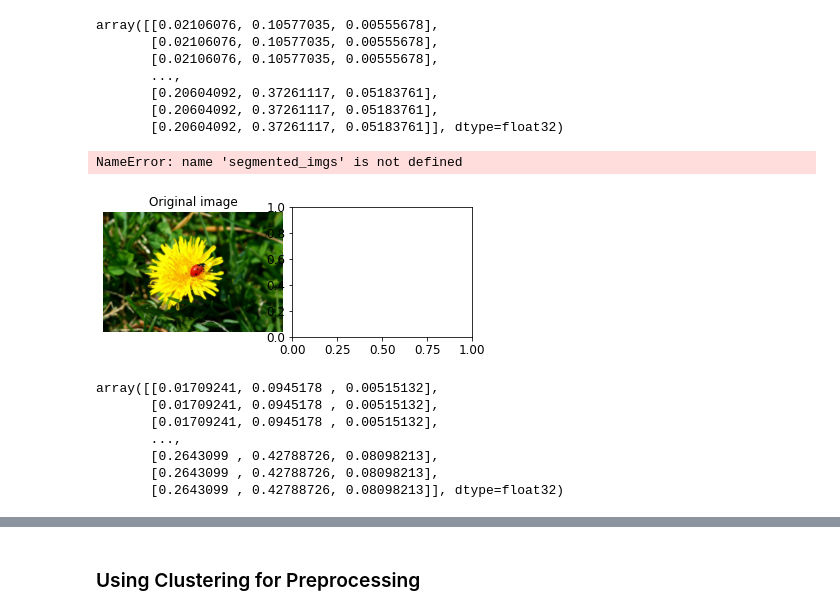
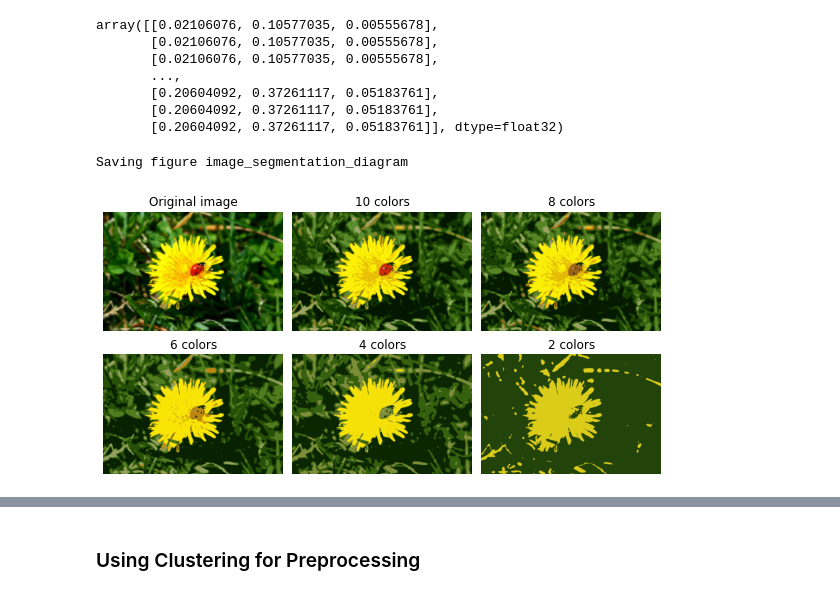
Before and after one commit to eugeniogarcia/sklearn, a Jupyter notebook: 09_unsupervised_learning.ipynb, the cells around one changed output, grey strips where cells are left out. Cells and saved outputs as stored; diff of their text form; code cells hidden in the pictures.

Commit message:
clustering

```diff
--- a/09_unsupervised_learning.ipynb
+++ b/09_unsupervised_learning.ipynb
@@ -822,32 +822,27 @@ array([[0.02106076, 0.10577035, 0.00555678],
 # %%
 plt.figure(figsize=(10,5))
 plt.subplots_adjust(wspace=0.05, hspace=0.1)
 
 plt.subplot(231)
 plt.imshow(image)
 plt.title("Original image")
 plt.axis('off')
+segmented_imgs=[]
+n_colors=(10,8,6,4,2)
+for n_clusters in n_colors:
+    kmeans = KMeans(n_clusters=n_clusters, random_state=42).fit(X)
+    segmented_img = kmeans.cluster_centers_[kmeans.labels_]
+    segmented_imgs.append(segmented_img.reshape(image.shape))
 
-n_colors=(10,8,6,4,2)
 
 for idx, n_clusters in enumerate(n_colors):
     plt.subplot(232 + idx)
     plt.imshow(segmented_imgs[idx])
     plt.title("{} colors".format(n_clusters))
     plt.axis('off')
 
 save_fig('image_segmentation_diagram', tight_layout=False)
 plt.show()
 # %% [output]
-NameError: name 'segmented_imgs' is not defined
+Saving figure image_segmentation_diagram
-[figure, old version]
+[figure, new version]
-# %%
-segmented_imgs[0][0]
-# %% [output]
-array([[0.01709241, 0.0945178 , 0.00515132],
-       [0.01709241, 0.0945178 , 0.00515132],
-       [0.01709241, 0.0945178 , 0.00515132],
-       ...,
-       [0.2643099 , 0.42788726, 0.08098213],
-       [0.2643099 , 0.42788726, 0.08098213],
-       [0.2643099 , 0.42788726, 0.08098213]], dtype=float32)
```
Also changed, not shown: parts of 80 cells of this notebook, 1 other file.
